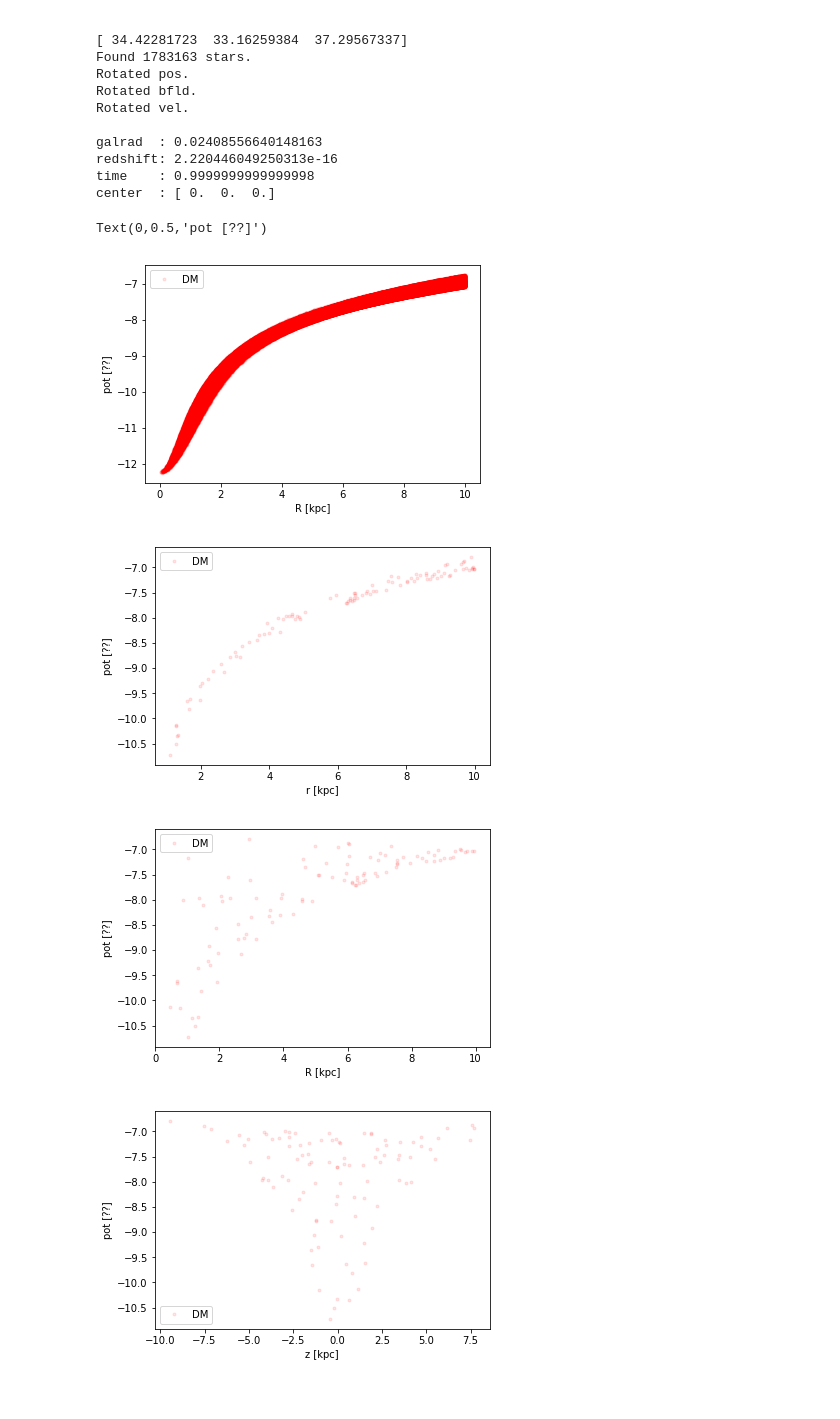
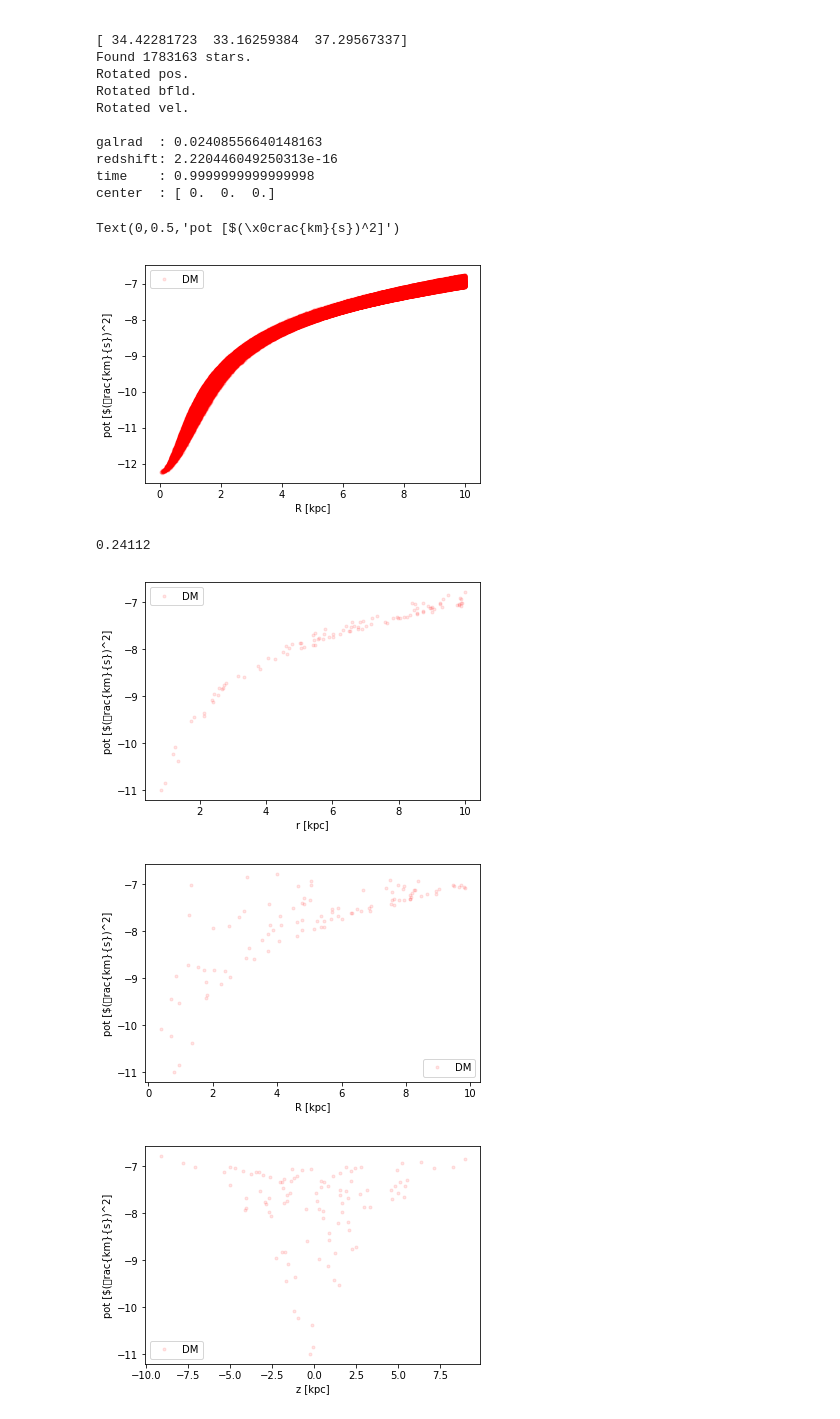
Before and after one commit to sophialilleengen/masterproject, a Jupyter notebook: notebooks/1pot_potfitting.ipynb, the cells around one changed output. Cells and saved outputs as stored; diff of their text form; code cells hidden in the pictures.

```diff
--- a/notebooks/1pot_potfitting.ipynb
+++ b/notebooks/1pot_potfitting.ipynb
@@ -114,40 +114,44 @@ pot_all = s.pot[iall]
 plt.plot(r_dm_kpc, pot_m_dm, 'r.', alpha = 0.1, label = 'DM')
 plt.legend()
 plt.xlabel('R [kpc]')
-plt.ylabel('pot [??]')
+plt.ylabel('pot [$(\frac{km}{s})^2]')
 # %% [output]
-Text(0,0.5,'pot [??]')
+Text(0,0.5,'pot [$(\x0crac{km}{s})^2]')
-[figure, old version]
+[figure, new version]
+# %%
+print(np.min(vR_kms))
+# %% [output]
+0.24112
 # %%
 #dm particle (random) selection
 
 import random
 a = np.array(random.sample(list(enumerate(pot_m_dm)),101))
 rand_ind = a[:,0].astype(int)
 rand_pot_dm = a[:, 1]
 rand_r_dm = r_dm_kpc[rand_ind]
 rand_R_dm = R_dm_kpc[rand_ind]
 rand_z_dm = z_dm_kpc[rand_ind]
 
 plt.plot(rand_r_dm, rand_pot_dm, 'r.', alpha = 0.1, label = 'DM')
 plt.legend()
 plt.xlabel('r [kpc]')
-plt.ylabel('pot [??]')
+plt.ylabel('pot [$(\frac{km}{s})^2]')
 plt.show()
 plt.plot(rand_R_dm, rand_pot_dm, 'r.', alpha = 0.1, label = 'DM')
 plt.legend()
 plt.xlabel('R [kpc]')
-plt.ylabel('pot [??]')
+plt.ylabel('pot [$(\frac{km}{s})^2]')
 plt.show()
 plt.plot(rand_z_dm, rand_pot_dm, 'r.', alpha = 0.1, label = 'DM')
 plt.legend()
 plt.xlabel('z [kpc]')
-plt.ylabel('pot [??]')
+plt.ylabel('pot [$(\frac{km}{s})^2]')
 plt.show()
 # %% [output]
-[figure, old version]
+[figure, new version]
-[figure, old version]
+[figure, new version]
-[figure, old version]
+[figure, new version]
 # %%
 ### finde nen Weg um das ganze von klein r abhängig zu machen
 ### finde sinnvolle Standartwerte für Initialisierungs Parameter
```
Also changed, not shown: parts of 5 cells of this notebook, 2 other files.
